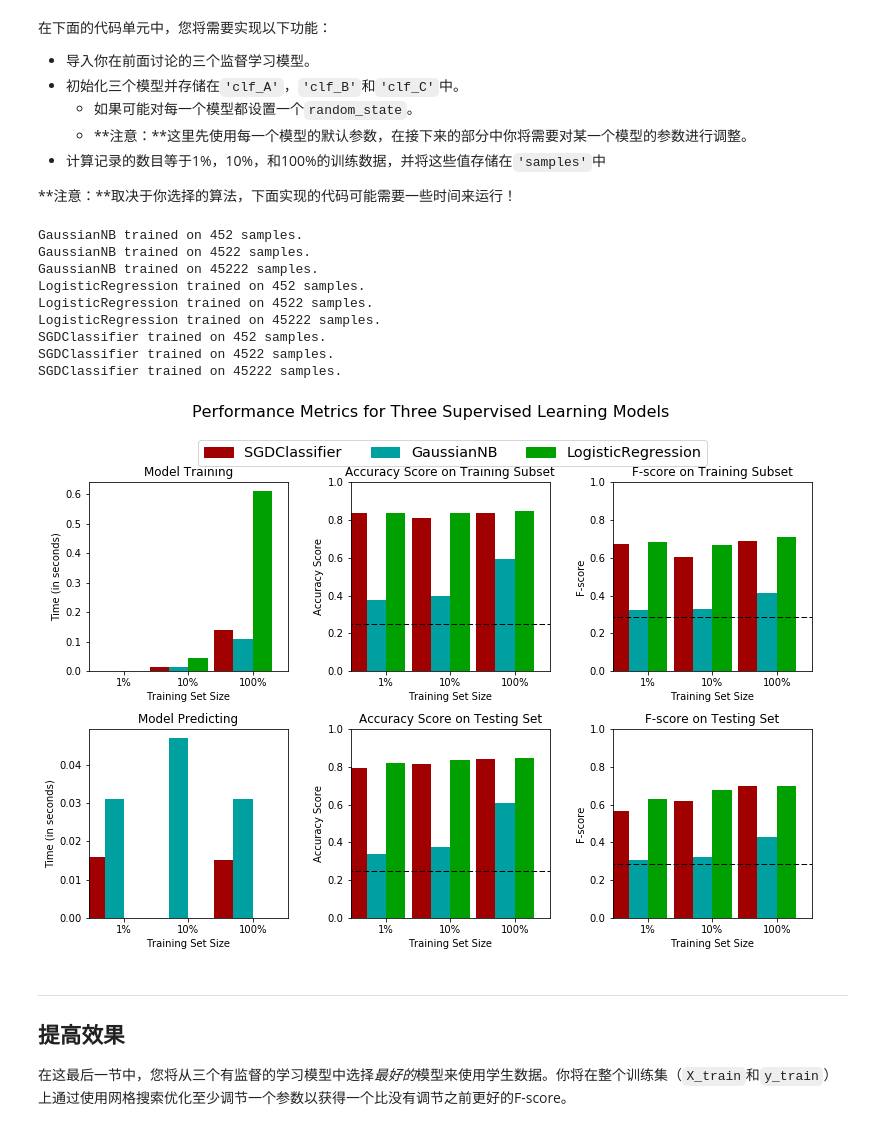
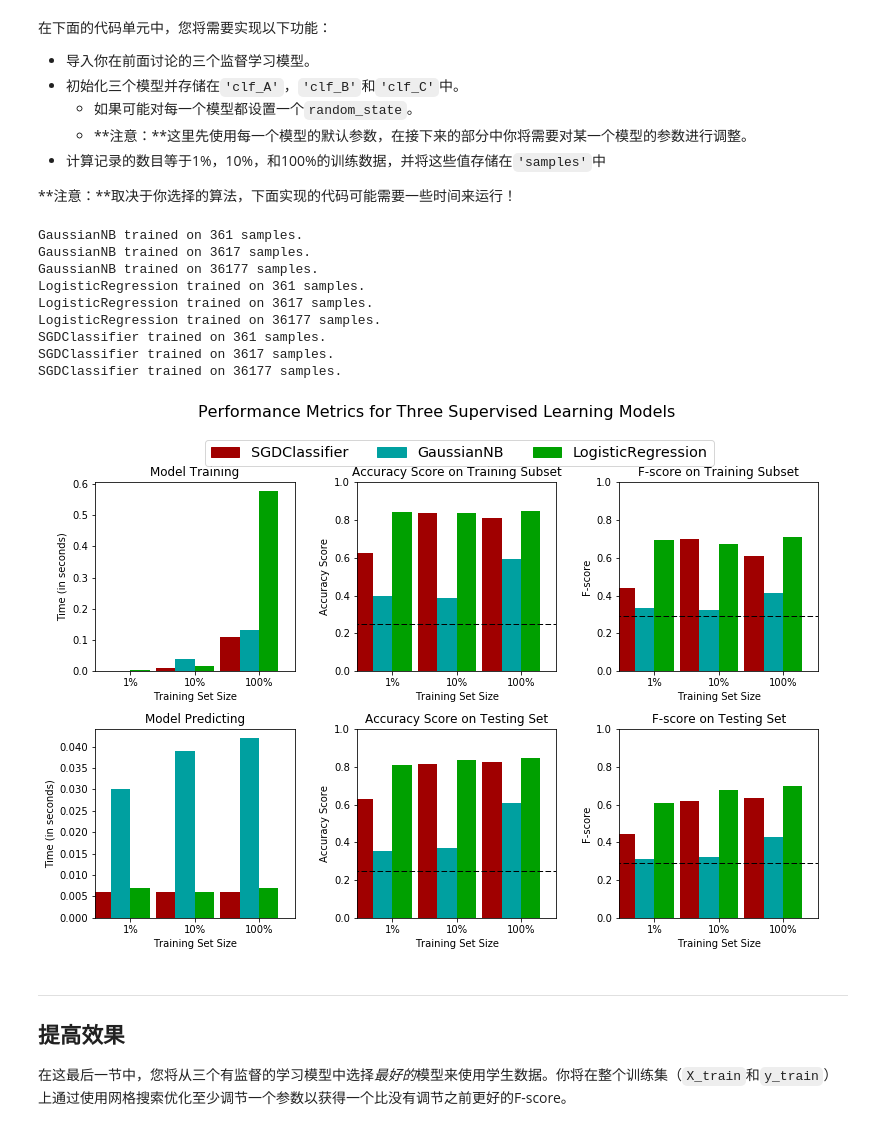
Before and after one commit to laughingyang/finding_donors, a Jupyter notebook: finding_donors.ipynb, the cells around one changed output. Cells and saved outputs as stored; diff of their text form; code cells hidden in the pictures.

```diff
--- a/finding_donors.ipynb
+++ b/finding_donors.ipynb
@@ -50,7 +50,7 @@ display(data.head(n=1))
 **提示：** 您可能需要查看上面的生成的表，以了解`'income'`条目的格式是什么样的。
 # %%
 # TODO：总的记录数
-n_records = len(data['age'])
+n_records = len(data)
 # TODO：被调查者的收入大于$50,000的人数
 n_greater_50k = len(data.loc[data["income"]==">50K"])
 # TODO：被调查者的收入最多为$50,000的人数
@@ -188,7 +188,9 @@ $$ F_{\beta} = (1 + \beta^2) \cdot \frac{precision \cdot recall}{\left( \beta^2
 # TODO： 计算准确率
 accuracy = (income==income.replace(0,1)).mean()
 # TODO： 使用上面的公式，并设置beta=0.5计算F-score
-fscore = (1+0.5**2)*accuracy*(1-accuracy)/(0.5**2*accuracy+1-accuracy)
+precision=float(n_greater_50k)/n_records
+recall=1
+fscore = (1+0.5**2)*precision*recall/(0.5**2*precision+recall)
 
 # 打印结果
 print "Naive Predictor: [Accuracy score: {:.4f}, F-score: {:.4f}]".format(accuracy, fscore)
@@ -285,10 +292,10 @@ def train_predict(learner, sample_size, X_train, y_train, X_test, y_test):
     results['acc_test'] = accuracy_score(y_test, predictions_test)
 
     # TODO：计算在最前面300个训练数据上的F-score
-    results['f_train'] = fbeta_score(y_train[0:300],predictions_train, average='binary', beta=0.5)
+    results['f_train'] = fbeta_score(y_train[0:300],predictions_train, beta=0.5)
 
     # TODO：计算测试集上的F-score
-    results['f_test'] = fbeta_score(y_test, predictions_test, average='binary', beta=0.5)
+    results['f_test'] = fbeta_score(y_test, predictions_test, beta=0.5)
 
     # 成功
     print "{} trained on {} samples.".format(learner.__class__.__name__, sample_size)
@@ -308,41 +315,41 @@ def train_predict(learner, sample_size, X_train, y_train, X_test, y_test):
 # %%
 # TODO：从sklearn中导入三个监督学习模型
 from sklearn.naive_bayes import GaussianNB
 from sklearn.ensemble import (RandomTreesEmbedding, RandomForestClassifier,GradientBoostingClassifier)
 from sklearn.svm import SVC
 from sklearn.linear_model import SGDClassifier
 from sklearn.linear_model import LogisticRegression
 # TODO：初始化三个模型
 clf_A = GaussianNB()
-clf_B = LogisticRegression()
-clf_C = SGDClassifier()
+clf_B = LogisticRegression(random_state=0)
+clf_C = SGDClassifier(random_state=0)
 
 # TODO：计算1%， 10%， 100%的训练数据分别对应多少点
-samples_1 = int(n_records*0.01)
-samples_10 = int(n_records*0.1)
-samples_100 = n_records
+samples_1 = int(X_train.shape[0]*0.01)
+samples_10 = int(X_train.shape[0]*0.1)
+samples_100 = X_train.shape[0]
 
 # 收集学习器的结果
 results = {}
 for clf in [clf_A, clf_B, clf_C]:
     clf_name = clf.__class__.__name__
     results[clf_name] = {}
     for i, samples in enumerate([samples_1, samples_10, samples_100]):
         results[clf_name][i] = \
         train_predict(clf, samples, X_train, y_train, X_test, y_test)
 # 对选择的三个模型得到的评价结果进行可视化
 vs.evaluate(results, accuracy, fscore)
 # %% [output]
-GaussianNB trained on 452 samples.
-GaussianNB trained on 4522 samples.
-GaussianNB trained on 45222 samples.
-LogisticRegression trained on 452 samples.
-LogisticRegression trained on 4522 samples.
-LogisticRegression trained on 45222 samples.
-SGDClassifier trained on 452 samples.
-SGDClassifier trained on 4522 samples.
-SGDClassifier trained on 45222 samples.
+GaussianNB trained on 361 samples.
+GaussianNB trained on 3617 samples.
+GaussianNB trained on 36177 samples.
+LogisticRegression trained on 361 samples.
+LogisticRegression trained on 3617 samples.
+LogisticRegression trained on 36177 samples.
+SGDClassifier trained on 361 samples.
+SGDClassifier trained on 3617 samples.
+SGDClassifier trained on 36177 samples.
-[figure, old version]
+[figure, new version]
 # %% [markdown]
 ----
 ## 提高效果
```
Also changed, not shown: parts of 6 cells of this notebook, 1 other file.
